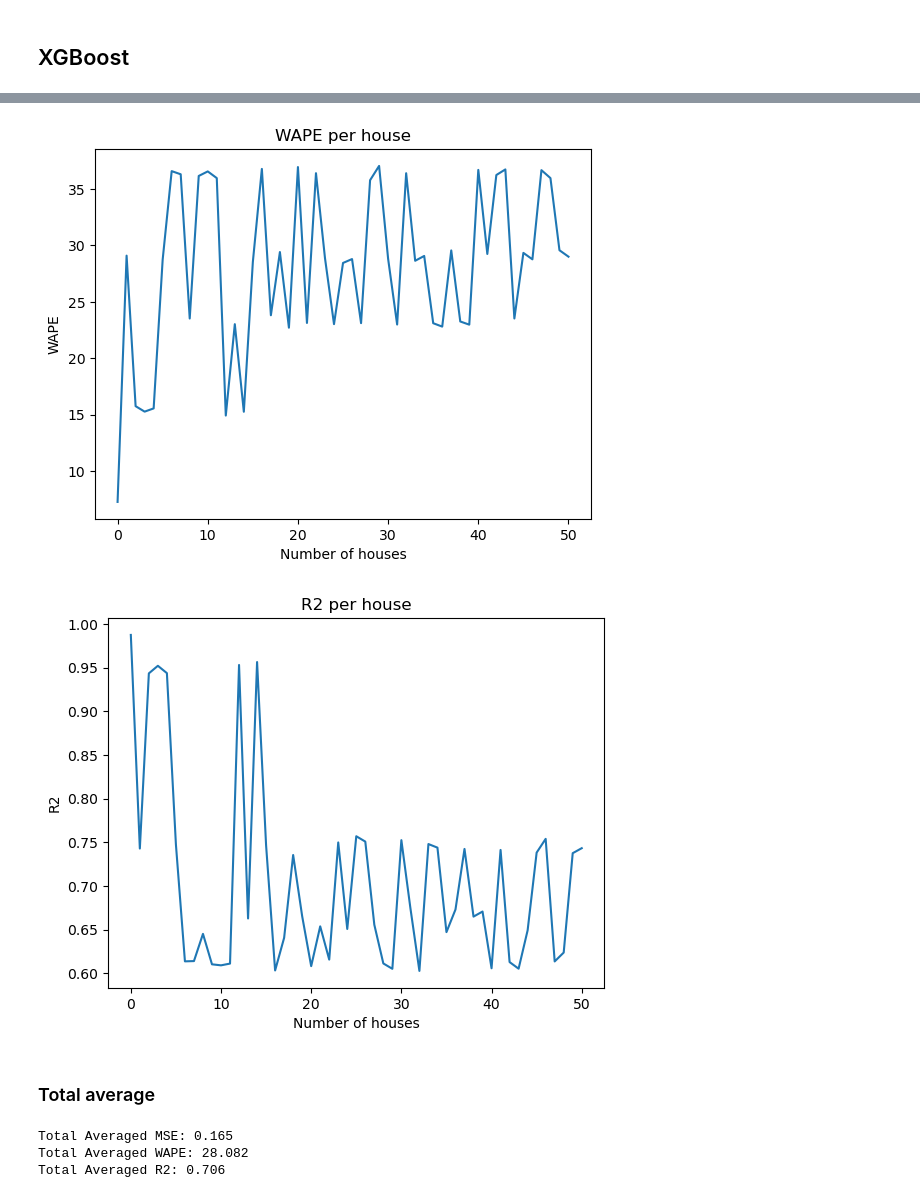
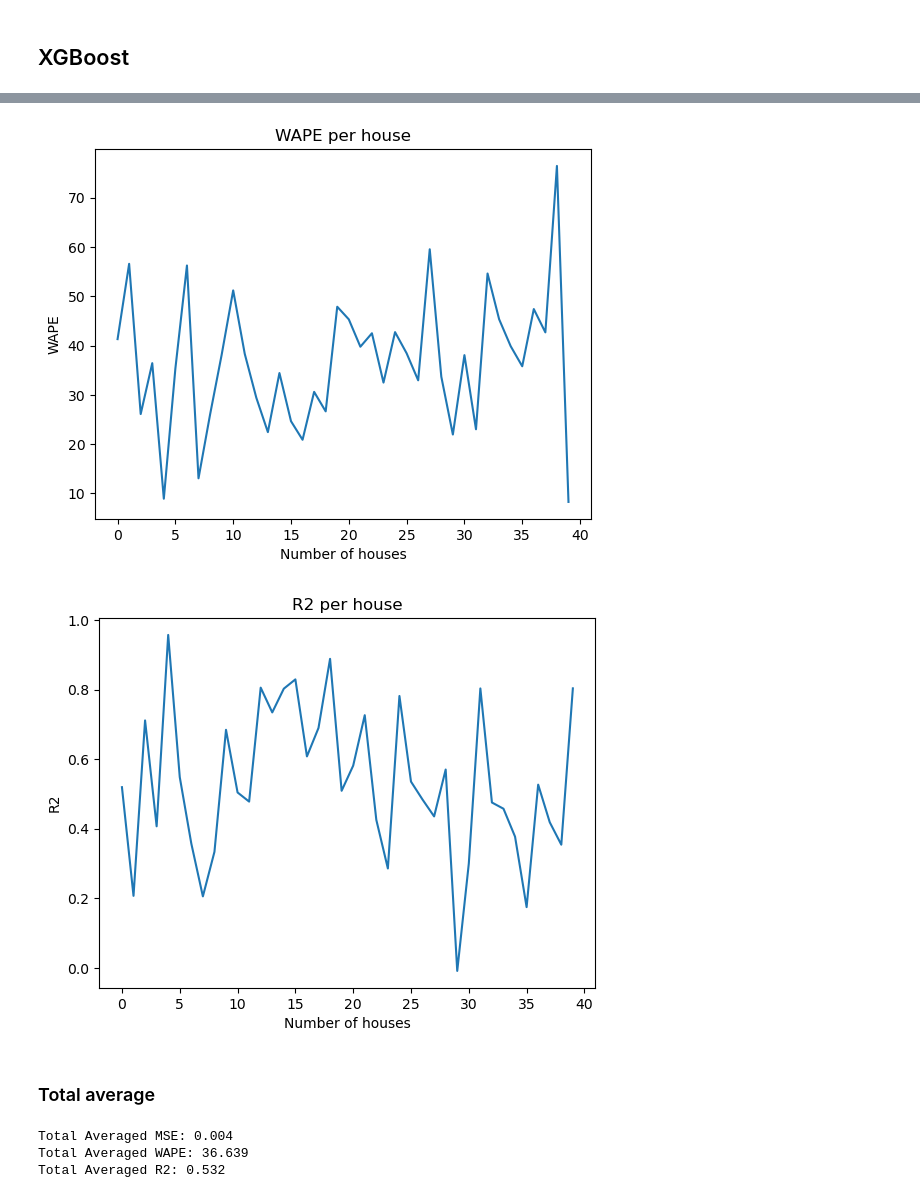
Before and after one commit to franciscomonteiro85/rec-energy-prediction-algorithm, a Jupyter notebook: notebooks/loureiro/Individual_Loureiro.ipynb, the cells around one changed output, grey strips where cells are left out. Drawn from its saved outputs; the diff is of its cells as text; code cells hidden in the pictures.

```diff
--- a/notebooks/loureiro/Individual_Loureiro.ipynb
+++ b/notebooks/loureiro/Individual_Loureiro.ipynb
@@ -18,5 +21,5 @@ import xgboost as xgb
 # %%
-df = pd.read_csv("data/loureiro_40casas.csv")
+df = pd.read_csv("../../data/loureiro_40casas.csv")
 number_of_houses = df.shape[1] - 1
 df.Time = pd.to_datetime(df.Time)
 df
@@ -218,7 +71,7 @@ start_t = time.time()
 df_usable = df.drop("Time", axis=1)
 for house in range(0,number_of_houses):
     print("\n House {}".format(house))
-    mo_xgb, p_xgb, ml_xgb = build_predict_show(df_usable.iloc[:, house], number_timesteps, xgb.XGBRegressor(seed=42), start_timestep=start_timestep)
+    mo_xgb, p_xgb, ml_xgb = build_predict_show(df_usable.iloc[:, house], number_timesteps, xgb.XGBRegressor(tree_method='gpu_hist', seed=0, colsample_bytree=0.7, learning_rate=0.1, max_depth=20, n_estimators=1000), start_timestep=start_timestep)
     model_xgb.append(mo_xgb)
     preds_xgb.append(p_xgb)
     metrics_list_xgb.append(ml_xgb)
@@ -244,3 +97,3 @@ XGBoost Elapsed time: 44.990 seconds
 # %%
-show_graphic_per_timestep(metrics_list_xgb, number_timesteps, start_timestep=start_timestep)
+show_graphic_per_timestep(metrics_list_xgb, number_of_houses)
 # %% [output]
@@ -248,13 +101,13 @@ show_graphic_per_timestep(metrics_list_xgb, number_timesteps, start_timestep=sta
-[figure, old version]
+[figure, new version]
-[figure, old version]
+[figure, new version]
 # %% [markdown]
 ### Total average
 # %%
-t_mse,t_wape, t_r2 = total_averaged_metrics(metrics_list_xgb)
+t_mse,t_wape, t_r2 = total_averaged_metrics_individual(metrics_list_xgb)
 # %% [output]
-Total Averaged MSE: 0.165
-Total Averaged WAPE: 28.082
-Total Averaged R2: 0.706
+Total Averaged MSE: 0.004
+Total Averaged WAPE: 36.639
+Total Averaged R2: 0.532
 # %%
 X_names = ("WAPE", "R2")
 X_axis = np.arange(len(X_names))
```
Also changed, not shown: parts of 10 cells of this notebook, 7 other files.
